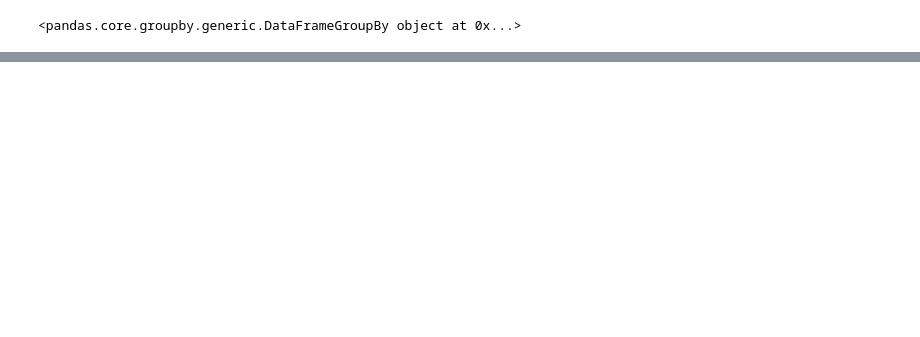
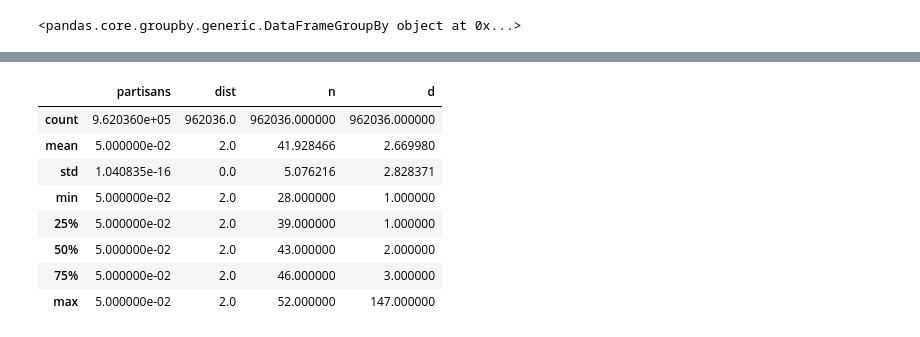
Before and after one commit to YutongB/Opinion-Dynamics, a Jupyter notebook: notebooks/fracpartisan_BA.ipynb, the cells around one changed output, grey strips where cells are left out. Drawn from its saved outputs; the diff is of its cells as text; code cells hidden in the pictures; blank space fills up the shorter version.

```diff
--- a/notebooks/fracpartisan_BA.ipynb
+++ b/notebooks/fracpartisan_BA.ipynb
@@ -66,4 +95,16 @@ df_dist_1 = df[df.dist == 1]
 df_dist_2 = df[df.dist == 2]
 df_dist_3 = df[df.dist == 3]
 df_dist_4 = df[df.dist == 4]
+# %%
+df_dist_2[df_dist_2.partisans == 0.05].describe()
+# %% [output]
+|  | partisans | dist | n | d |
+| count | 9.620360e+05 | 962036.0 | 962036.000000 | 962036.000000 |
+| mean | 5.000000e-02 | 2.0 | 41.928466 | 2.669980 |
+| std | 1.040835e-16 | 0.0 | 5.076216 | 2.828371 |
+| min | 5.000000e-02 | 2.0 | 28.000000 | 1.000000 |
+| 25% | 5.000000e-02 | 2.0 | 39.000000 | 1.000000 |
+| 50% | 5.000000e-02 | 2.0 | 43.000000 | 2.000000 |
+| 75% | 5.000000e-02 | 2.0 | 46.000000 | 3.000000 |
+| max | 5.000000e-02 | 2.0 | 52.000000 | 147.000000 |
 # %%
```
Also changed, not shown: parts of 17 cells of this notebook, 3 other files.
